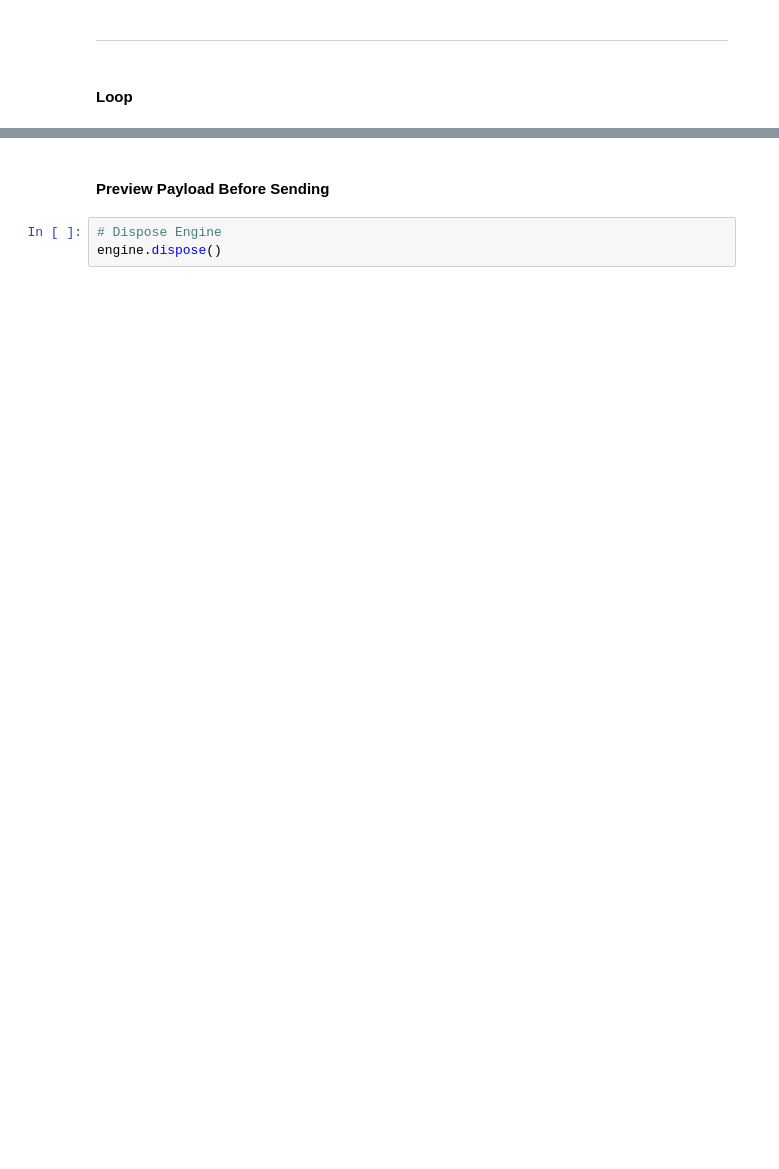
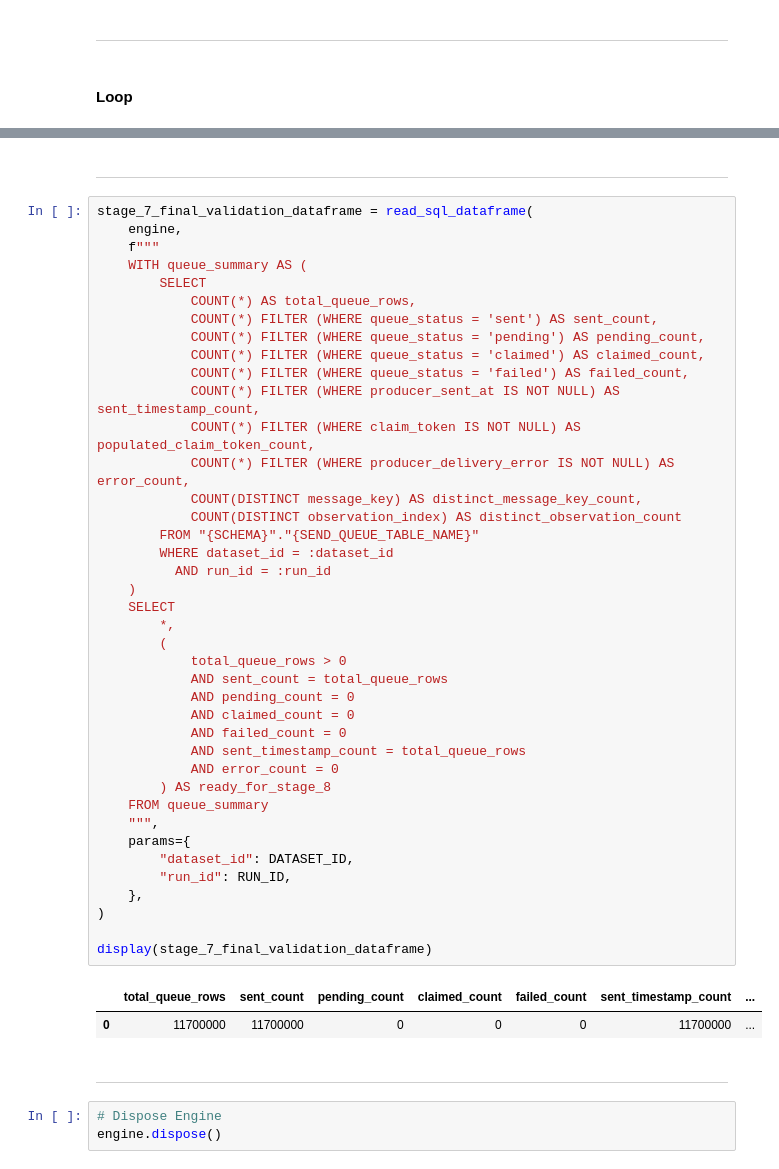
Before and after one commit to DCook-WGU/dcook-wgu-capstone-unified-predictive-maintenance-pipeline, a Jupyter notebook: notebooks/synthetic/synthetic_07_kafka_producer_adapter.ipynb, the cells around one changed output, grey strips where cells are left out. Saved outputs shown, nothing was run; the diff lists cells and outputs as text; blank space fills up the shorter version.

Commit message:
Updates to synthetic pipeline notebooks, stages 1 through 7 confirmed good

```diff
--- a/notebooks/synthetic/synthetic_07_kafka_producer_adapter.ipynb
+++ b/notebooks/synthetic/synthetic_07_kafka_producer_adapter.ipynb
@@ -297,5 +328,50 @@ else:
 # %% [markdown]
-#### Preview Payload Before Sending
+---
+# %%
+stage_7_final_validation_dataframe = read_sql_dataframe(
+    engine,
+    f"""
+    WITH queue_summary AS (
+        SELECT
+            COUNT(*) AS total_queue_rows,
+            COUNT(*) FILTER (WHERE queue_status = 'sent') AS sent_count,
+            COUNT(*) FILTER (WHERE queue_status = 'pending') AS pending_count,
+            COUNT(*) FILTER (WHERE queue_status = 'claimed') AS claimed_count,
+            COUNT(*) FILTER (WHERE queue_status = 'failed') AS failed_count,
+            COUNT(*) FILTER (WHERE producer_sent_at IS NOT NULL) AS sent_timestamp_count,
+            COUNT(*) FILTER (WHERE claim_token IS NOT NULL) AS populated_claim_token_count,
+            COUNT(*) FILTER (WHERE producer_delivery_error IS NOT NULL) AS error_count,
+            COUNT(DISTINCT message_key) AS distinct_message_key_count,
+            COUNT(DISTINCT observation_index) AS distinct_observation_count
+        FROM "{SCHEMA}"."{SEND_QUEUE_TABLE_NAME}"
+        WHERE dataset_id = :dataset_id
+          AND run_id = :run_id
+    )
+    SELECT
+        *,
+        (
+            total_queue_rows > 0
+            AND sent_count = total_queue_rows
+            AND pending_count = 0
+            AND claimed_count = 0
+            AND failed_count = 0
+            AND sent_timestamp_count = total_queue_rows
+            AND error_count = 0
+        ) AS ready_for_stage_8
+    FROM queue_summary
+    """,
+    params={
+        "dataset_id": DATASET_ID,
+        "run_id": RUN_ID,
+    },
+)
+
+display(stage_7_final_validation_dataframe)
+# %% [output]
+|  | total_queue_rows | sent_count | pending_count | claimed_count | failed_count | sent_timestamp_count | ... |
+| 0 | 11700000 | 11700000 | 0 | 0 | 0 | 11700000 | ... |
+# %% [markdown]
+---
 # %%
 # Dispose Engine
 engine.dispose()
```
Also changed, not shown: parts of 3 cells of this notebook, 17 other files.
